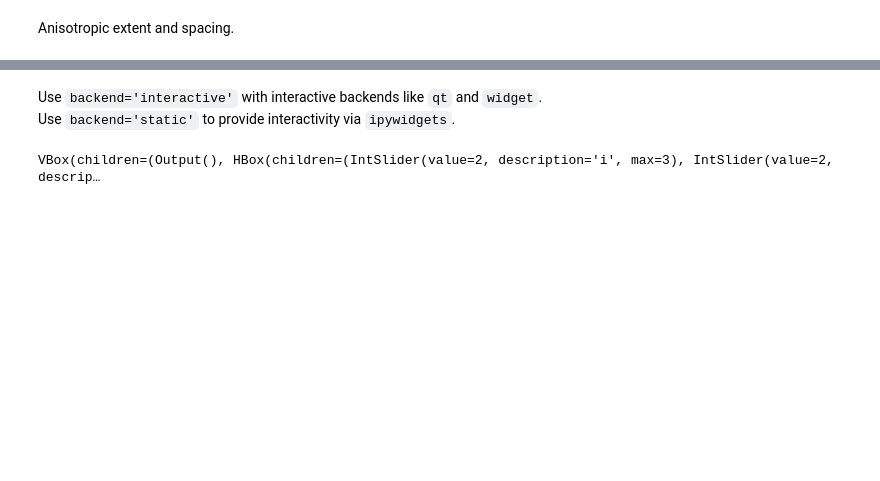
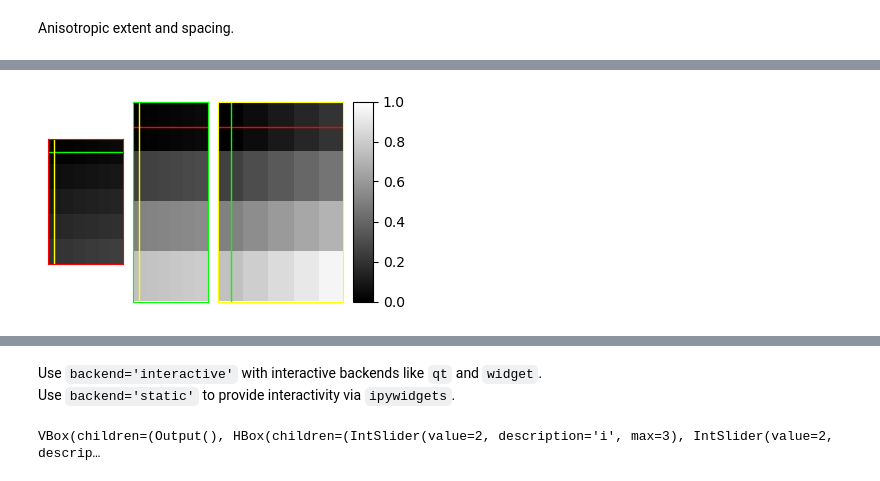
Before and after one commit to auneri/matsubplots, a Jupyter notebook: examples/02_orthoview.ipynb, the cells around one changed output, grey strips where cells are left out. Drawn from its saved outputs; the diff is of its cells as text; code cells hidden in the pictures; blank space fills up the shorter version.

Commit message:
Update notebooks to showcase scroll

```diff
--- a/examples/02_orthoview.ipynb
+++ b/examples/02_orthoview.ipynb
@@ -35,0 +36,6 @@ viewer = msp.orthoview(axs, image, spacing, clim=(0,1))
+# %%
+fig, axs = msp.subplots(shape=image.ndim, size=2, pad=0.1, cbar_mode='single', xticks=(), yticks=())
+viewer = msp.orthoview(axs, image, spacing, clim=(0,1), cmap='gray')
+viewer.scroll(position=(-0.5,-1,-1), crosshairs=True)
+# %% [output]
+[figure, added]
```
Also changed, not shown: parts of 5 cells of this notebook, 1 other file.
